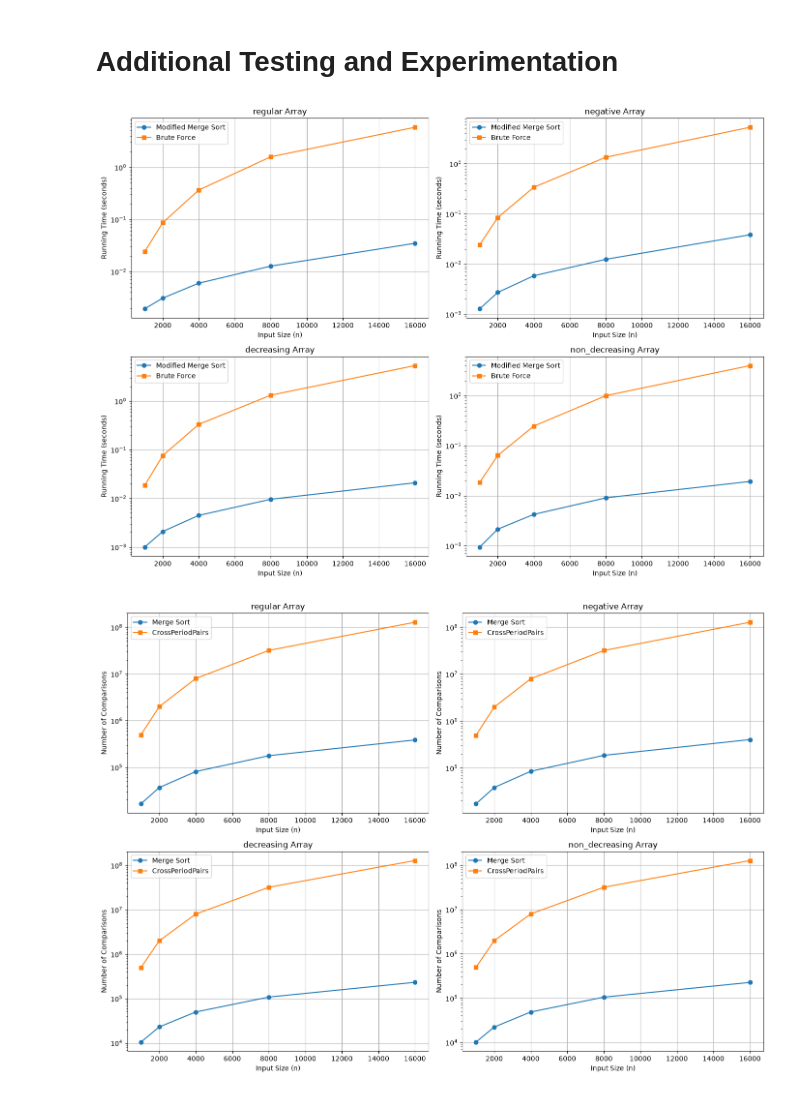
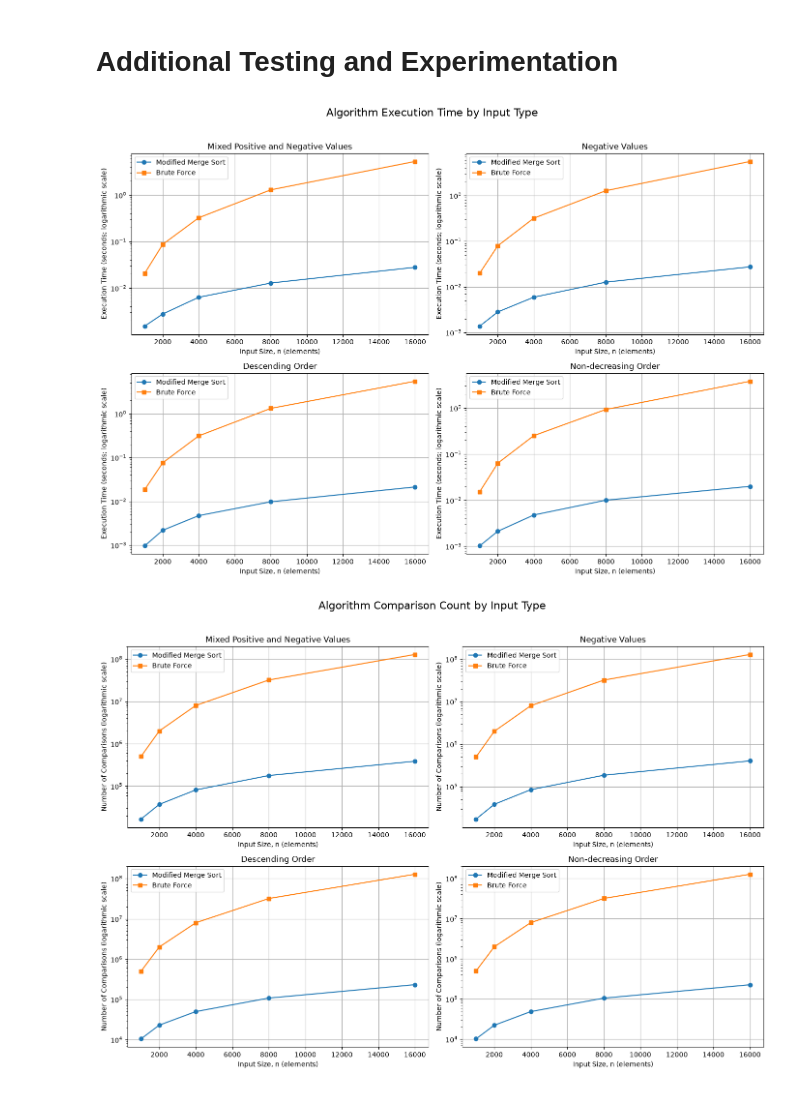
Before and after one commit to issahtiyum/ada-finals, a Jupyter notebook: final_project_sandbox_2.ipynb, the cells around one changed output. Drawn from its saved outputs; the diff is of its cells as text; code cells hidden in the pictures.

```diff
--- a/final_project_sandbox_2.ipynb
+++ b/final_project_sandbox_2.ipynb
@@ -185,28 +185,35 @@ for name, by_size in arrays.items():
 # %%
 import matplotlib.pyplot as plt
 array_types = list(generators.keys())
+array_labels = {
+    "regular": "Mixed Positive and Negative Values",
+    "negative": "Negative Values",
+    "decreasing": "Descending Order",
+    "non_decreasing": "Non-decreasing Order",
+}
 
 fig, axes = plt.subplots(2, 2, figsize=(14, 10))
 
 for ax, name in zip(axes.flatten(), array_types):
     ms_times = [results[(name, n)]["ms_time"] for n in sizes]
 
     cross_times = [results[(name, n)]["cross_time"] for n in sizes]
 
     ax.plot(sizes, ms_times, marker="o", label="Modified Merge Sort")
     ax.plot(sizes, cross_times, marker="s", label="Brute Force")
 
-    ax.set_title(f"{name} Array")
-    ax.set_xlabel("Input Size (n)")
+    ax.set_title(array_labels[name])
+    ax.set_xlabel("Input Size, n (elements)")
     ax.set_yscale("log", base=10)
-    ax.set_ylabel("Running Time (seconds)")
+    ax.set_ylabel("Execution Time (seconds; logarithmic scale)")
     ax.legend()
     ax.grid(True)
 
-plt.tight_layout()
+fig.suptitle("Algorithm Execution Time by Input Type", fontsize=16)
+plt.tight_layout(rect=[0, 0, 1, 0.96])
 plt.show()
 # %% [output]
-[figure, old version]
+[figure, new version]
 # %%
 fig, axes = plt.subplots(2, 2, figsize=(14, 10))
 
@@ -215,17 +222,18 @@ for ax, name in zip(axes.flatten(), array_types):
 
     cross_comparisons = [results[(name, n)]["cross_comparisons"] for n in sizes]
 
-    ax.plot(sizes, ms_comparisons, marker="o", label="Merge Sort")
-    ax.plot(sizes, cross_comparisons, marker="s", label="CrossPeriodPairs")
+    ax.plot(sizes, ms_comparisons, marker="o", label="Modified Merge Sort")
+    ax.plot(sizes, cross_comparisons, marker="s", label="Brute Force")
 
-    ax.set_title(f"{name} Array")
-    ax.set_xlabel("Input Size (n)")
+    ax.set_title(array_labels[name])
+    ax.set_xlabel("Input Size, n (elements)")
     ax.set_yscale("log", base=10)
-    ax.set_ylabel("Number of Comparisons")
+    ax.set_ylabel("Number of Comparisons (logarithmic scale)")
     ax.legend()
     ax.grid(True)
 
-plt.tight_layout()
+fig.suptitle("Algorithm Comparison Count by Input Type", fontsize=16)
+plt.tight_layout(rect=[0, 0, 1, 0.96])
 plt.show()
 # %% [output]
-[figure, old version]
+[figure, new version]
```
